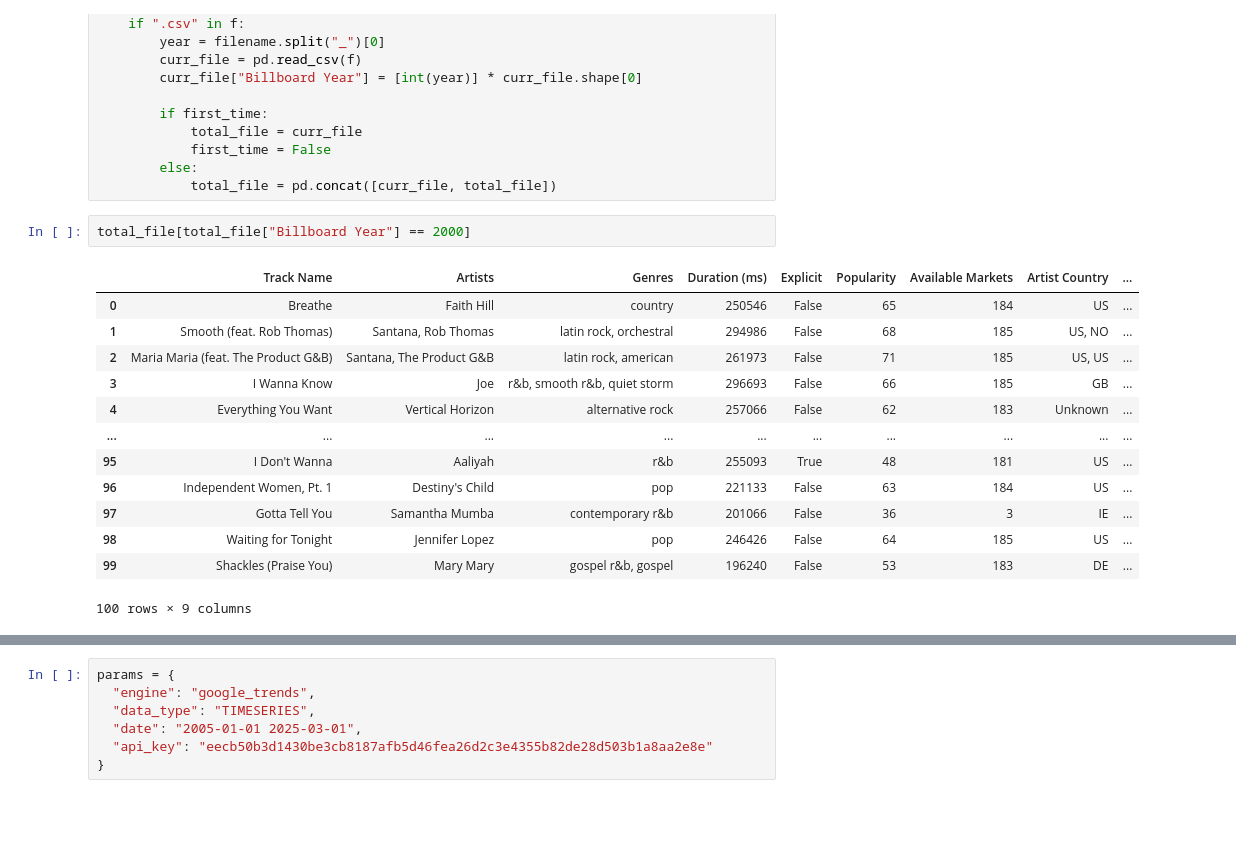
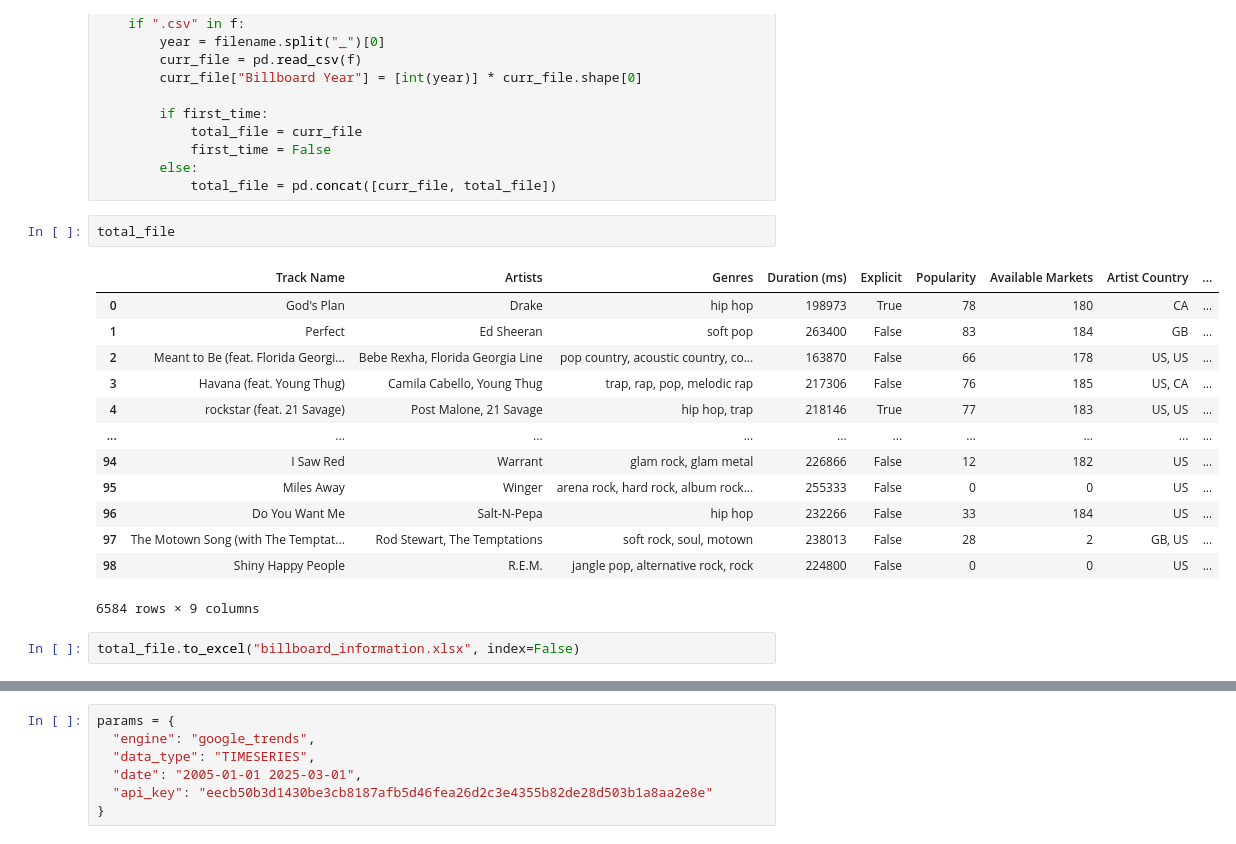
Before and after one commit to Joseph-m-luna/Spotify-Analytics, a Jupyter notebook: GoogleAPI/Downloading from the Google API.ipynb, the cells around one changed output, grey strips where cells are left out. Cells and saved outputs as stored; diff of their text form; blank space fills up the shorter version.

```diff
--- a/GoogleAPI/Downloading from the Google API.ipynb
+++ b/GoogleAPI/Downloading from the Google API.ipynb
@@ -24,18 +24,20 @@ for filename in os.listdir(directory):
         else:
             total_file = pd.concat([curr_file, total_file])
 # %%
-total_file[total_file["Billboard Year"] == 2000]
+total_file
 # %% [output]
 |  | Track Name | Artists | Genres | Duration (ms) | Explicit | Popularity | Available Markets | Artist Country | ... |
-| 0 | Breathe | Faith Hill | country | 250546 | False | 65 | 184 | US | ... |
-| 1 | Smooth (feat. Rob Thomas) | Santana, Rob Thomas | latin rock, orchestral | 294986 | False | 68 | 185 | US, NO | ... |
-| 2 | Maria Maria (feat. The Product G&B) | Santana, The Product G&B | latin rock, american | 261973 | False | 71 | 185 | US, US | ... |
-| 3 | I Wanna Know | Joe | r&b, smooth r&b, quiet storm | 296693 | False | 66 | 185 | GB | ... |
-| 4 | Everything You Want | Vertical Horizon | alternative rock | 257066 | False | 62 | 183 | Unknown | ... |
+| 0 | God's Plan | Drake | hip hop | 198973 | True | 78 | 180 | CA | ... |
+| 1 | Perfect | Ed Sheeran | soft pop | 263400 | False | 83 | 184 | GB | ... |
+| 2 | Meant to Be (feat. Florida Georgi... | Bebe Rexha, Florida Georgia Line | pop country, acoustic country, co... | 163870 | False | 66 | 178 | US, US | ... |
+| 3 | Havana (feat. Young Thug) | Camila Cabello, Young Thug | trap, rap, pop, melodic rap | 217306 | False | 76 | 185 | US, CA | ... |
+| 4 | rockstar (feat. 21 Savage) | Post Malone, 21 Savage | hip hop, trap | 218146 | True | 77 | 183 | US, US | ... |
 | ... | ... | ... | ... | ... | ... | ... | ... | ... | ... |
-| 95 | I Don't Wanna | Aaliyah | r&b | 255093 | True | 48 | 181 | US | ... |
-| 96 | Independent Women, Pt. 1 | Destiny's Child | pop | 221133 | False | 63 | 184 | US | ... |
-| 97 | Gotta Tell You | Samantha Mumba | contemporary r&b | 201066 | False | 36 | 3 | IE | ... |
-| 98 | Waiting for Tonight | Jennifer Lopez | pop | 246426 | False | 64 | 185 | US | ... |
-| 99 | Shackles (Praise You) | Mary Mary | gospel r&b, gospel | 196240 | False | 53 | 183 | DE | ... |
+| 94 | I Saw Red | Warrant | glam rock, glam metal | 226866 | False | 12 | 182 | US | ... |
+| 95 | Miles Away | Winger | arena rock, hard rock, album rock... | 255333 | False | 0 | 0 | US | ... |
+| 96 | Do You Want Me | Salt-N-Pepa | hip hop | 232266 | False | 33 | 184 | US | ... |
+| 97 | The Motown Song (with The Temptat... | Rod Stewart, The Temptations | soft rock, soul, motown | 238013 | False | 28 | 2 | GB, US | ... |
+| 98 | Shiny Happy People | R.E.M. | jangle pop, alternative rock, rock | 224800 | False | 0 | 0 | US | ... |
-100 rows × 9 columns
+6584 rows × 9 columns
+# %%
+total_file.to_excel("billboard_information.xlsx", index=False)
```
Also changed, not shown: parts of 15 cells of this notebook, 1 other file.
